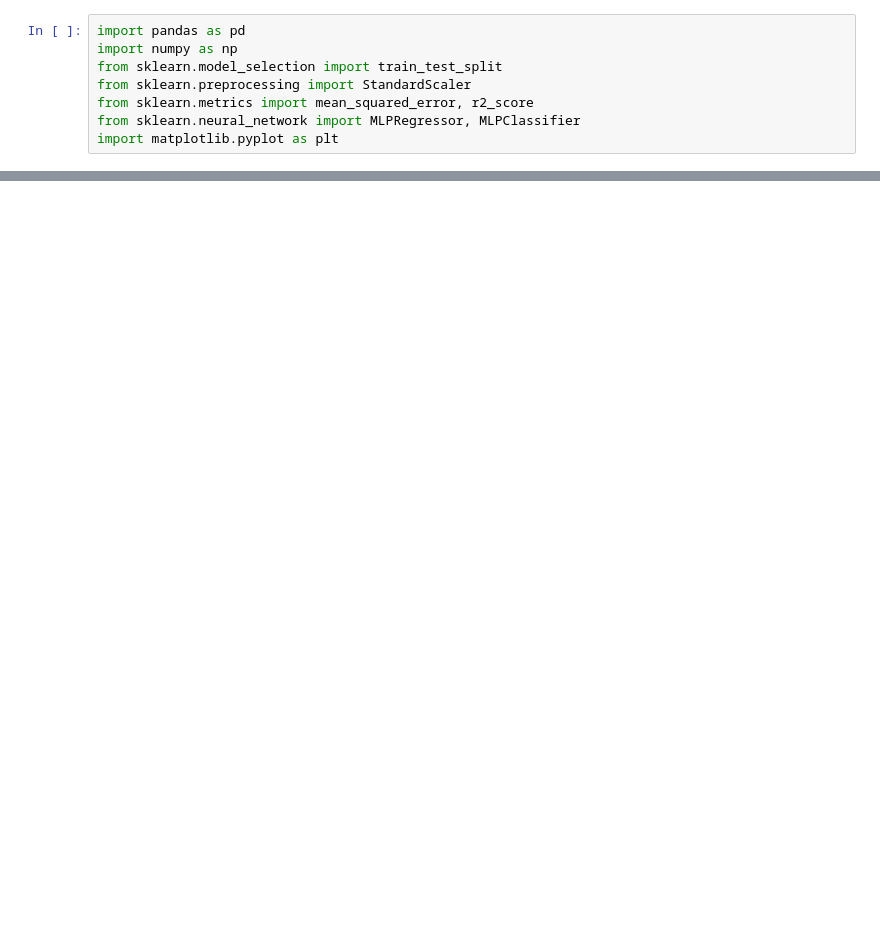
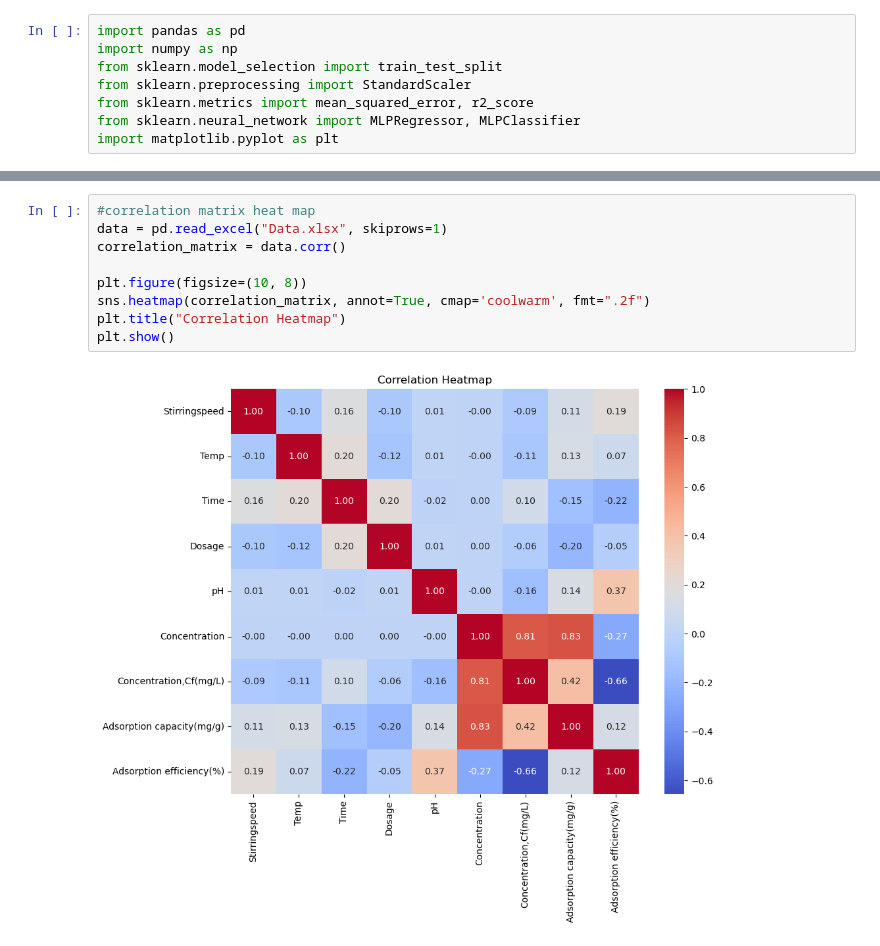
Before and after one commit to MominaAnees/sharing_github, a Jupyter notebook: ANN model of MR dye.ipynb, the cells around one changed output, grey strips where cells are left out. Saved outputs shown, nothing was run; the diff lists cells and outputs as text; blank space fills up the shorter version.

```diff
--- a/ANN model of MR dye.ipynb
+++ b/ANN model of MR dye.ipynb
@@ -8,0 +31,11 @@ import matplotlib.pyplot as plt
+# %%
+#correlation matrix heat map
+data = pd.read_excel("Data.xlsx", skiprows=1)
+correlation_matrix = data.corr()
+
+plt.figure(figsize=(10, 8))
+sns.heatmap(correlation_matrix, annot=True, cmap='coolwarm', fmt=".2f")
+plt.title("Correlation Heatmap")
+plt.show()
+# %% [output]
+[figure, added]
```
Also changed, not shown: parts of 12 cells of this notebook.
